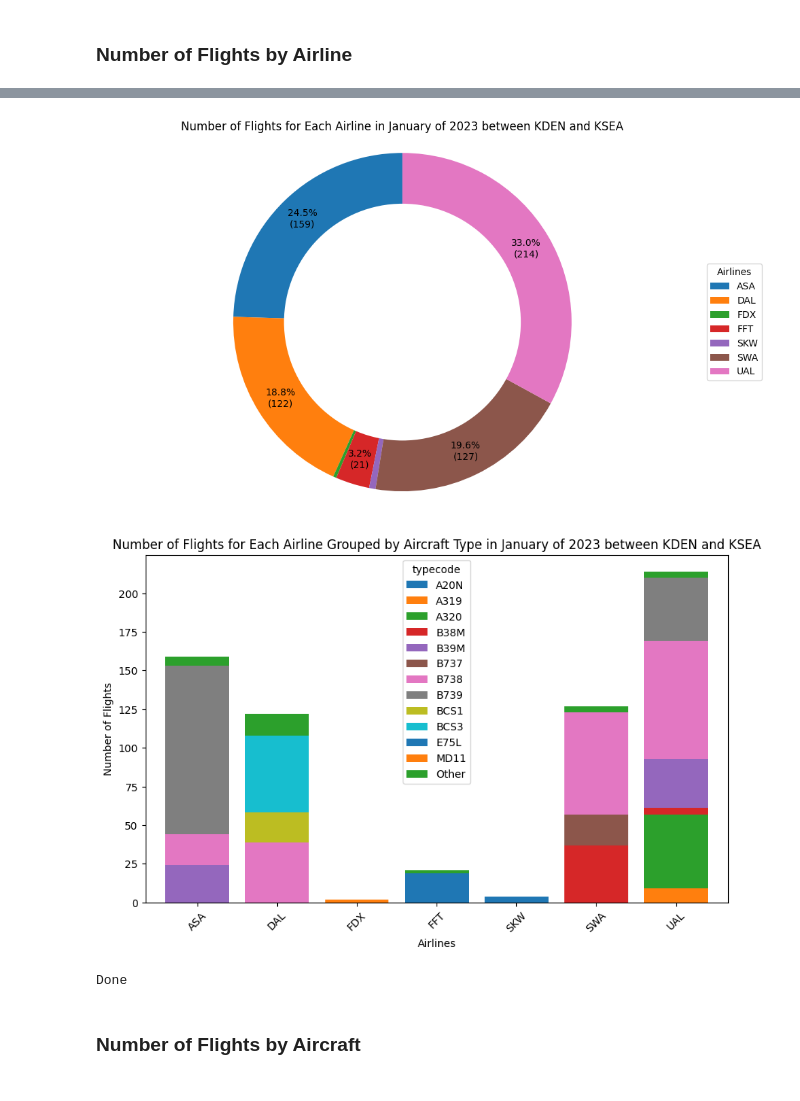
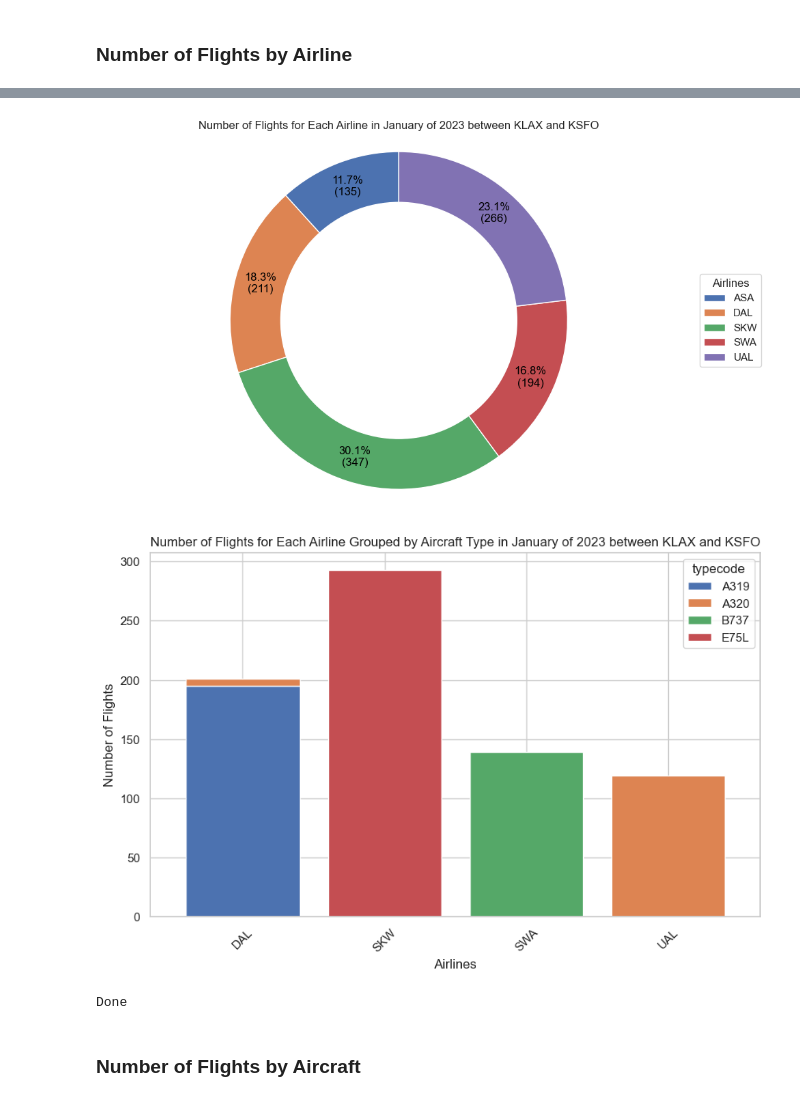
Before and after one commit to Flight-Path-Analysis/FlightPathAnalysis, a Jupyter notebook: tutorials/Full_Analysis.ipynb, the cells around one changed output, grey strips where cells are left out. Cells and saved outputs as stored; diff of their text form; code cells hidden in the pictures.

Commit message:
Two way flight analysis

```diff
--- a/tutorials/Full_Analysis.ipynb
+++ b/tutorials/Full_Analysis.ipynb
@@ -21,6 +21,8 @@ import matplotlib.pyplot as plt
 import seaborn as sns
 # Package for numerical and array handling
 import numpy as np
+# Package for math stuff
+import math
 # Package to read and write to .sqlite files
 import sqlite3
 # Package to keep track of time
@@ -68,13 +70,15 @@ logger = utils.Logger(config, clear_function=None)
 pltr = plotter.Plotter(config)
 
 # Defining location of data
-flights_database = '../data/flight/KDEN_KSEA_2023-01-01_2023-01-31.sqlite'
+flights_database = '../data/flight/KLAX_KSFO_2023-01-01_2023-01-31.sqlite'
 weather_database = '../data/weather/Weather-US_2022-12-31_2023-02-01.sqlite'
 
 departure_airport = flights_database.split('/')[-1].split('_')[0]
 arrival_airport = flights_database.split('/')[-1].split('_')[1]
 month = flights_database.split('/')[-1].split('_')[3].split('-')[1]
 
+flights_thresh = 100
+
 if month == '01':
     month = 'January'
 elif month == '07':
@@ -131,6 +139,10 @@ flights['airline'] = flights['callsign'].apply(lambda x: x[:3])
 
 # Count the occurrences of each airline
 airlines, counts = np.unique(flights['airline'], return_counts=True)
+
+mask = counts > flights_thresh
+airlines = airlines[mask]
+counts = counts[mask]
 
 # Create a DataFrame from the data
 data = pd.DataFrame({
@@ -170,39 +182,56 @@ ax.set_title(f'Number of Flights for Each Airline in {month} of 2023 between {de
 plt.tight_layout()
 plt.show()
 # %% [output]
-[figure, old version]
+[figure, new version]
 # %%
 flights_connection = sqlite3.connect(flights_database)
 
 flights = pd.read_sql_query("""
     SELECT * FROM flights
     JOIN flights_aircraft ON flights_aircraft.icao24 = flights.icao24
     """, flights_connection)
 
 flights_connection.close()
 
 # Extract airline codes from callsigns
 flights['airline'] = flights['callsign'].apply(lambda x: x[:3])
+
+# Count the occurrences of each airline
+airlines, counts = np.unique(flights['airline'], return_counts=True)
+
+mask = counts > flights_thresh
+airlines = airlines[mask]
+counts = counts[mask]
+
+flights = flights[flights['airline'].apply(lambda x: x in airlines)]
+
+aircrafts, counts = np.unique(flights['typecode'], return_counts=True)
+
+mask = counts > flights_thresh
+aircrafts = aircrafts[mask]
+counts = counts[mask]
+
+flights = flights[flights['typecode'].apply(lambda x: x in aircrafts)]
 
 # Group by airlines and aircraft type, then count
 grouped_data = flights.groupby(['airline', 'typecode']).size().reset_index(name='counts')
 
 # Pivot the data for plotting
 pivot_data = grouped_data.pivot(index='airline', columns='typecode', values='counts').fillna(0)
 
 # Plotting
 fig, ax = plt.subplots(figsize=(10, 6))
 pivot_data.plot(kind='bar', stacked=True, ax=ax, width=0.8)
 ax.set_title(f'Number of Flights for Each Airline Grouped by Aircraft Type in {month} of 2023 between {departure_airport} and {arrival_airport}')
 ax.set_xlabel('Airlines')
 ax.set_ylabel('Number of Flights')
 plt.xticks(rotation=45)
 
 plt.show()
 
 print("Done")
 # %% [output]
-[figure, old version]
+[figure, new version]
 Done
 # %% [markdown]
 ### Number of Flights by Aircraft
```
Also changed, not shown: parts of 22 cells of this notebook, 5 other files.
